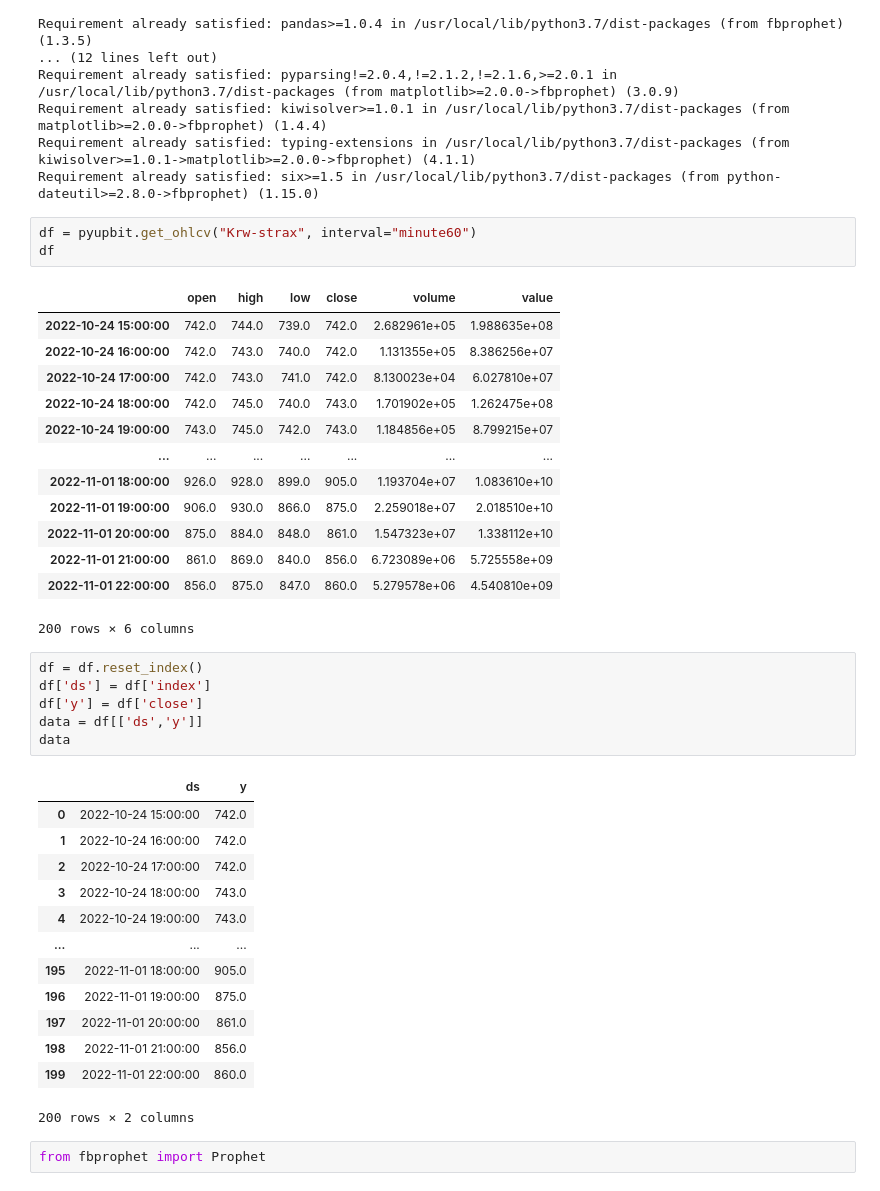
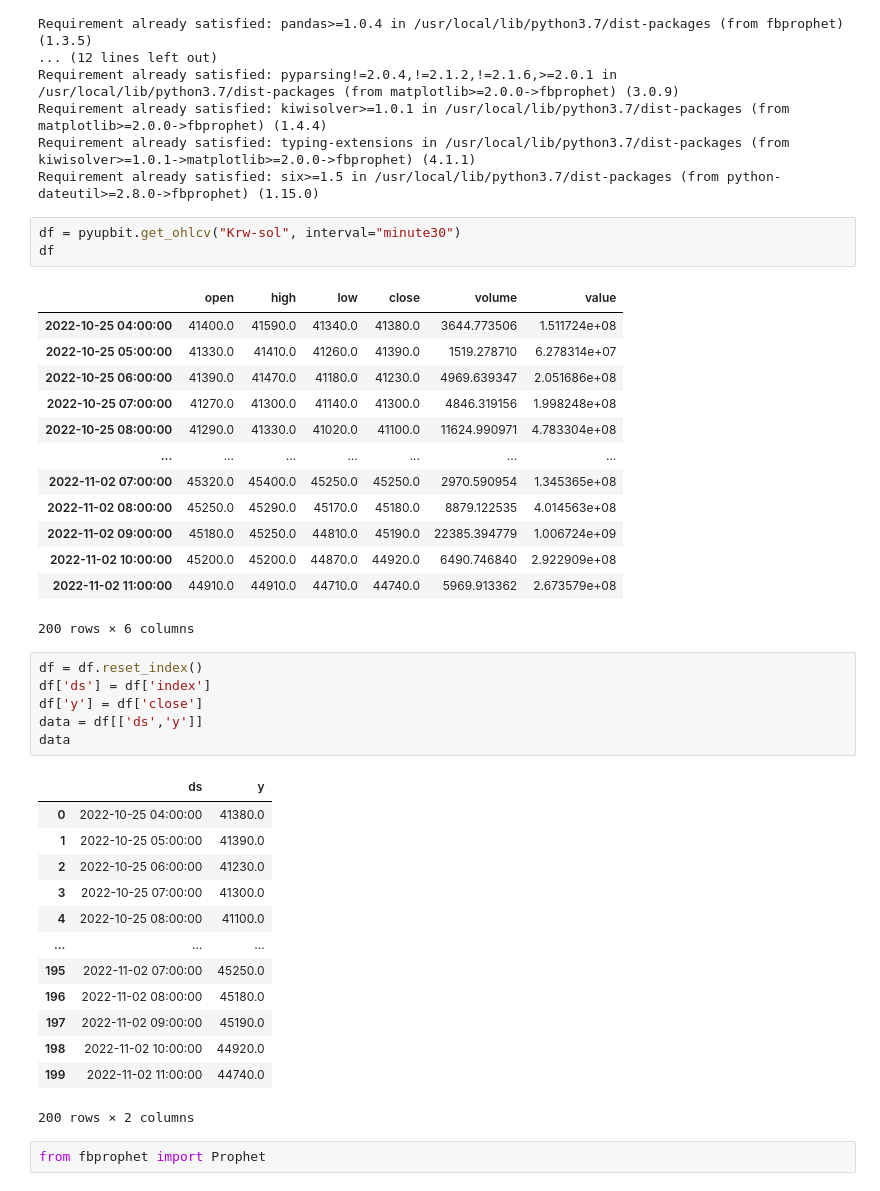
Before and after one commit to kimdongha723/kdh723, a Jupyter notebook: Untitled16.ipynb, the cells around one changed output. Cells and saved outputs as stored; diff of their text form.

```diff
--- a/Untitled16.ipynb
+++ b/Untitled16.ipynb
@@ -41,21 +41,21 @@ Requirement already satisfied: kiwisolver>=1.0.1 in /usr/local/lib/python3.7/dis
 Requirement already satisfied: typing-extensions in /usr/local/lib/python3.7/dist-packages (from kiwisolver>=1.0.1->matplotlib>=2.0.0->fbprophet) (4.1.1)
 Requirement already satisfied: six>=1.5 in /usr/local/lib/python3.7/dist-packages (from python-dateutil>=2.8.0->fbprophet) (1.15.0)
 # %%
-df = pyupbit.get_ohlcv("Krw-strax", interval="minute60")
+df = pyupbit.get_ohlcv("Krw-sol", interval="minute30")
 df
 # %% [output]
 |  | open | high | low | close | volume | value |
-| 2022-10-24 15:00:00 | 742.0 | 744.0 | 739.0 | 742.0 | 2.682961e+05 | 1.988635e+08 |
-| 2022-10-24 16:00:00 | 742.0 | 743.0 | 740.0 | 742.0 | 1.131355e+05 | 8.386256e+07 |
-| 2022-10-24 17:00:00 | 742.0 | 743.0 | 741.0 | 742.0 | 8.130023e+04 | 6.027810e+07 |
-| 2022-10-24 18:00:00 | 742.0 | 745.0 | 740.0 | 743.0 | 1.701902e+05 | 1.262475e+08 |
-| 2022-10-24 19:00:00 | 743.0 | 745.0 | 742.0 | 743.0 | 1.184856e+05 | 8.799215e+07 |
+| 2022-10-25 04:00:00 | 41400.0 | 41590.0 | 41340.0 | 41380.0 | 3644.773506 | 1.511724e+08 |
+| 2022-10-25 05:00:00 | 41330.0 | 41410.0 | 41260.0 | 41390.0 | 1519.278710 | 6.278314e+07 |
+| 2022-10-25 06:00:00 | 41390.0 | 41470.0 | 41180.0 | 41230.0 | 4969.639347 | 2.051686e+08 |
+| 2022-10-25 07:00:00 | 41270.0 | 41300.0 | 41140.0 | 41300.0 | 4846.319156 | 1.998248e+08 |
+| 2022-10-25 08:00:00 | 41290.0 | 41330.0 | 41020.0 | 41100.0 | 11624.990971 | 4.783304e+08 |
 | ... | ... | ... | ... | ... | ... | ... |
-| 2022-11-01 18:00:00 | 926.0 | 928.0 | 899.0 | 905.0 | 1.193704e+07 | 1.083610e+10 |
-| 2022-11-01 19:00:00 | 906.0 | 930.0 | 866.0 | 875.0 | 2.259018e+07 | 2.018510e+10 |
-| 2022-11-01 20:00:00 | 875.0 | 884.0 | 848.0 | 861.0 | 1.547323e+07 | 1.338112e+10 |
-| 2022-11-01 21:00:00 | 861.0 | 869.0 | 840.0 | 856.0 | 6.723089e+06 | 5.725558e+09 |
-| 2022-11-01 22:00:00 | 856.0 | 875.0 | 847.0 | 860.0 | 5.279578e+06 | 4.540810e+09 |
+| 2022-11-02 07:00:00 | 45320.0 | 45400.0 | 45250.0 | 45250.0 | 2970.590954 | 1.345365e+08 |
+| 2022-11-02 08:00:00 | 45250.0 | 45290.0 | 45170.0 | 45180.0 | 8879.122535 | 4.014563e+08 |
+| 2022-11-02 09:00:00 | 45180.0 | 45250.0 | 44810.0 | 45190.0 | 22385.394779 | 1.006724e+09 |
+| 2022-11-02 10:00:00 | 45200.0 | 45200.0 | 44870.0 | 44920.0 | 6490.746840 | 2.922909e+08 |
+| 2022-11-02 11:00:00 | 44910.0 | 44910.0 | 44710.0 | 44740.0 | 5969.913362 | 2.673579e+08 |
 200 rows × 6 columns
 # %%
 df = df.reset_index()
@@ -65,17 +65,17 @@ data = df[['ds','y']]
 data
 # %% [output]
 |  | ds | y |
-| 0 | 2022-10-24 15:00:00 | 742.0 |
-| 1 | 2022-10-24 16:00:00 | 742.0 |
-| 2 | 2022-10-24 17:00:00 | 742.0 |
-| 3 | 2022-10-24 18:00:00 | 743.0 |
-| 4 | 2022-10-24 19:00:00 | 743.0 |
+| 0 | 2022-10-25 04:00:00 | 41380.0 |
+| 1 | 2022-10-25 05:00:00 | 41390.0 |
+| 2 | 2022-10-25 06:00:00 | 41230.0 |
+| 3 | 2022-10-25 07:00:00 | 41300.0 |
+| 4 | 2022-10-25 08:00:00 | 41100.0 |
 | ... | ... | ... |
-| 195 | 2022-11-01 18:00:00 | 905.0 |
-| 196 | 2022-11-01 19:00:00 | 875.0 |
-| 197 | 2022-11-01 20:00:00 | 861.0 |
-| 198 | 2022-11-01 21:00:00 | 856.0 |
-| 199 | 2022-11-01 22:00:00 | 860.0 |
+| 195 | 2022-11-02 07:00:00 | 45250.0 |
+| 196 | 2022-11-02 08:00:00 | 45180.0 |
+| 197 | 2022-11-02 09:00:00 | 45190.0 |
+| 198 | 2022-11-02 10:00:00 | 44920.0 |
+| 199 | 2022-11-02 11:00:00 | 44740.0 |
 200 rows × 2 columns
 # %%
 from fbprophet import Prophet
```
Also changed, not shown: parts of 1 cell of this notebook.
